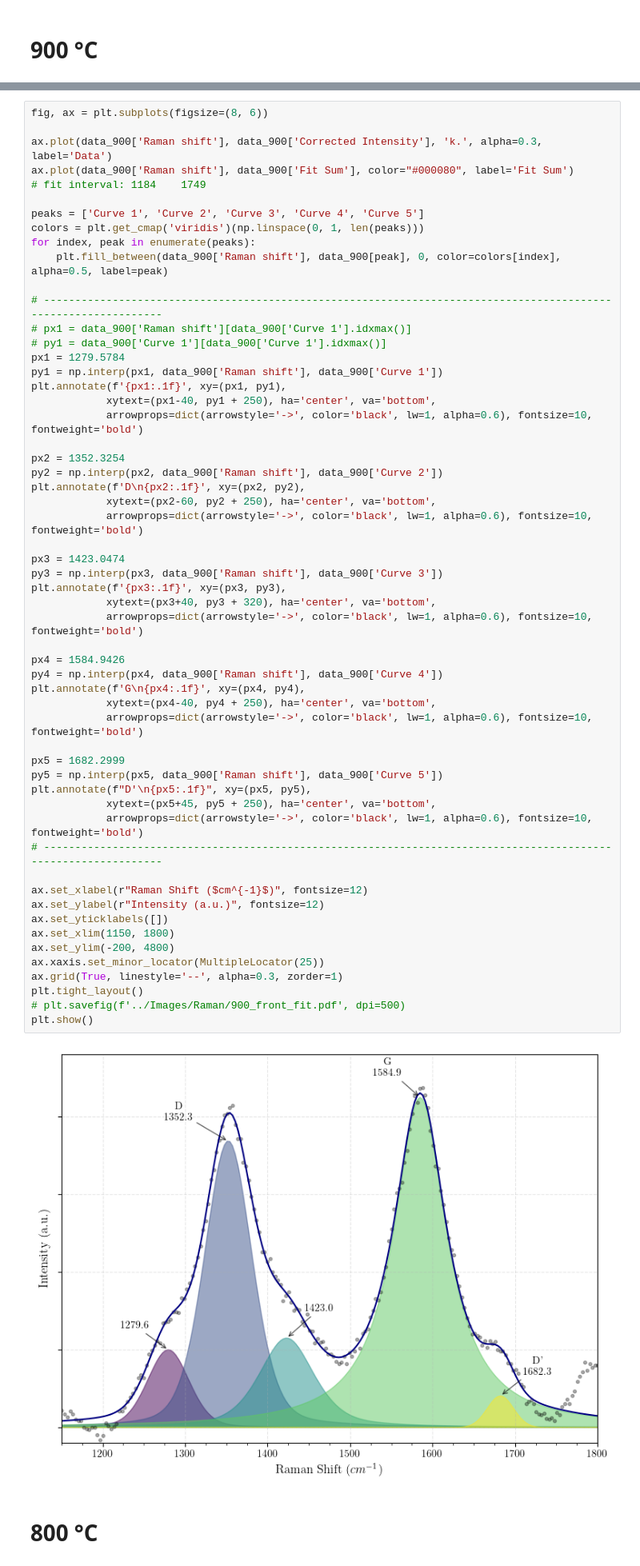
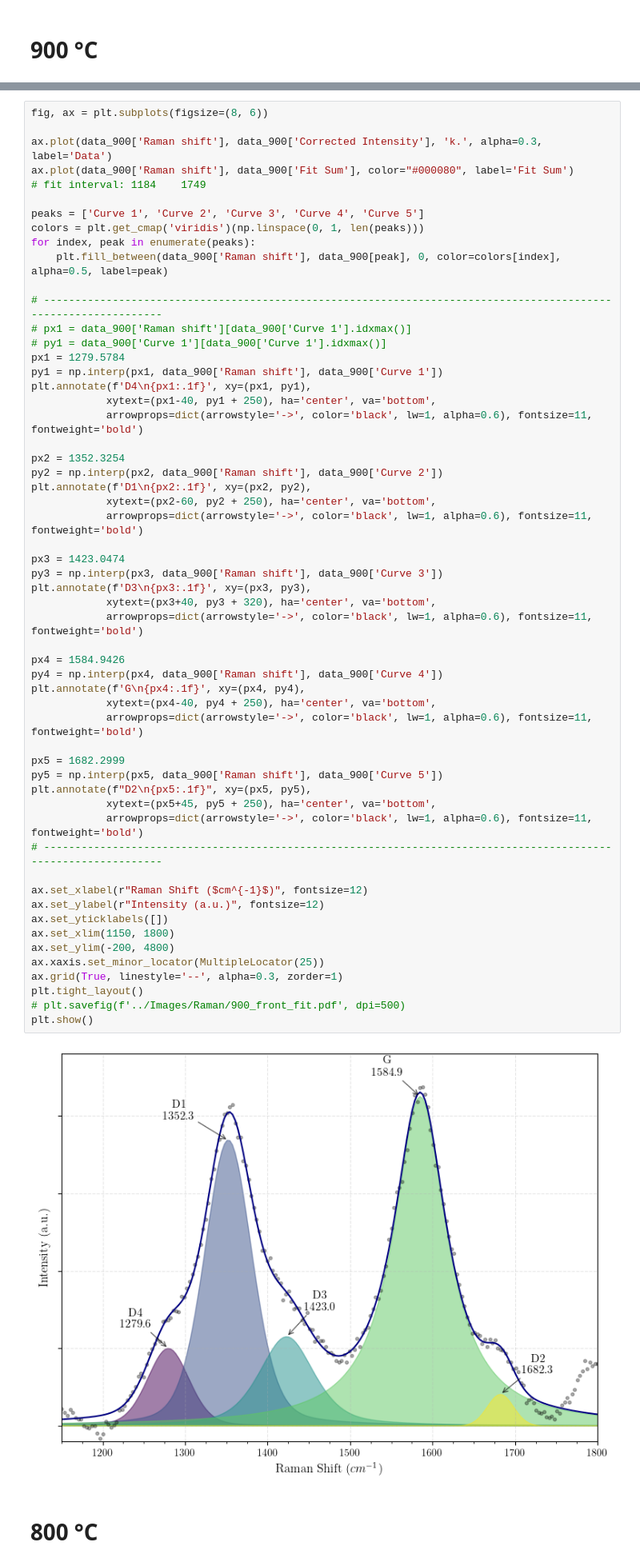
Before and after one commit to XXLutz13/Master_data, a Jupyter notebook: Raman/plotting_fit.ipynb, the cells around one changed output, grey strips where cells are left out. Shown at 80% size. Drawn from its saved outputs; the diff is of its cells as text.

```diff
--- a/Raman/plotting_fit.ipynb
+++ b/Raman/plotting_fit.ipynb
@@ -61,47 +61,47 @@ for index, peak in enumerate(peaks):
 # py1 = data_900['Curve 1'][data_900['Curve 1'].idxmax()]
 px1 = 1279.5784
 py1 = np.interp(px1, data_900['Raman shift'], data_900['Curve 1'])
-plt.annotate(f'{px1:.1f}', xy=(px1, py1),
+plt.annotate(f'D4\n{px1:.1f}', xy=(px1, py1),
             xytext=(px1-40, py1 + 250), ha='center', va='bottom',
-            arrowprops=dict(arrowstyle='->', color='black', lw=1, alpha=0.6), fontsize=10, fontweight='bold')
+            arrowprops=dict(arrowstyle='->', color='black', lw=1, alpha=0.6), fontsize=11, fontweight='bold')
 
 px2 = 1352.3254
 py2 = np.interp(px2, data_900['Raman shift'], data_900['Curve 2'])
-plt.annotate(f'D\n{px2:.1f}', xy=(px2, py2),
+plt.annotate(f'D1\n{px2:.1f}', xy=(px2, py2),
             xytext=(px2-60, py2 + 250), ha='center', va='bottom',
-            arrowprops=dict(arrowstyle='->', color='black', lw=1, alpha=0.6), fontsize=10, fontweight='bold')
+            arrowprops=dict(arrowstyle='->', color='black', lw=1, alpha=0.6), fontsize=11, fontweight='bold')
 
 px3 = 1423.0474
 py3 = np.interp(px3, data_900['Raman shift'], data_900['Curve 3'])
-plt.annotate(f'{px3:.1f}', xy=(px3, py3),
+plt.annotate(f'D3\n{px3:.1f}', xy=(px3, py3),
             xytext=(px3+40, py3 + 320), ha='center', va='bottom',
-            arrowprops=dict(arrowstyle='->', color='black', lw=1, alpha=0.6), fontsize=10, fontweight='bold')
+            arrowprops=dict(arrowstyle='->', color='black', lw=1, alpha=0.6), fontsize=11, fontweight='bold')
 
 px4 = 1584.9426
 py4 = np.interp(px4, data_900['Raman shift'], data_900['Curve 4'])
 plt.annotate(f'G\n{px4:.1f}', xy=(px4, py4),
             xytext=(px4-40, py4 + 250), ha='center', va='bottom',
-            arrowprops=dict(arrowstyle='->', color='black', lw=1, alpha=0.6), fontsize=10, fontweight='bold')
+            arrowprops=dict(arrowstyle='->', color='black', lw=1, alpha=0.6), fontsize=11, fontweight='bold')
 
 px5 = 1682.2999
 py5 = np.interp(px5, data_900['Raman shift'], data_900['Curve 5'])
-plt.annotate(f"D'\n{px5:.1f}", xy=(px5, py5),
+plt.annotate(f"D2\n{px5:.1f}", xy=(px5, py5),
             xytext=(px5+45, py5 + 250), ha='center', va='bottom',
-            arrowprops=dict(arrowstyle='->', color='black', lw=1, alpha=0.6), fontsize=10, fontweight='bold')
+            arrowprops=dict(arrowstyle='->', color='black', lw=1, alpha=0.6), fontsize=11, fontweight='bold')
 # ----------------------------------------------------------------------------------------------------------------
 
 ax.set_xlabel(r"Raman Shift ($cm^{-1}$)", fontsize=12)
 ax.set_ylabel(r"Intensity (a.u.)", fontsize=12)
 ax.set_yticklabels([])
 ax.set_xlim(1150, 1800)
 ax.set_ylim(-200, 4800)
 ax.xaxis.set_minor_locator(MultipleLocator(25))
 ax.grid(True, linestyle='--', alpha=0.3, zorder=1)
 plt.tight_layout()
 # plt.savefig(f'../Images/Raman/900_front_fit.pdf', dpi=500)
 plt.show()
 # %% [output]
-[figure, old version]
+[figure, new version]
 # %% [markdown]
 # 800 °C
 # %%
```
Also changed, not shown: parts of 2 cells of this notebook, 3 other files.
